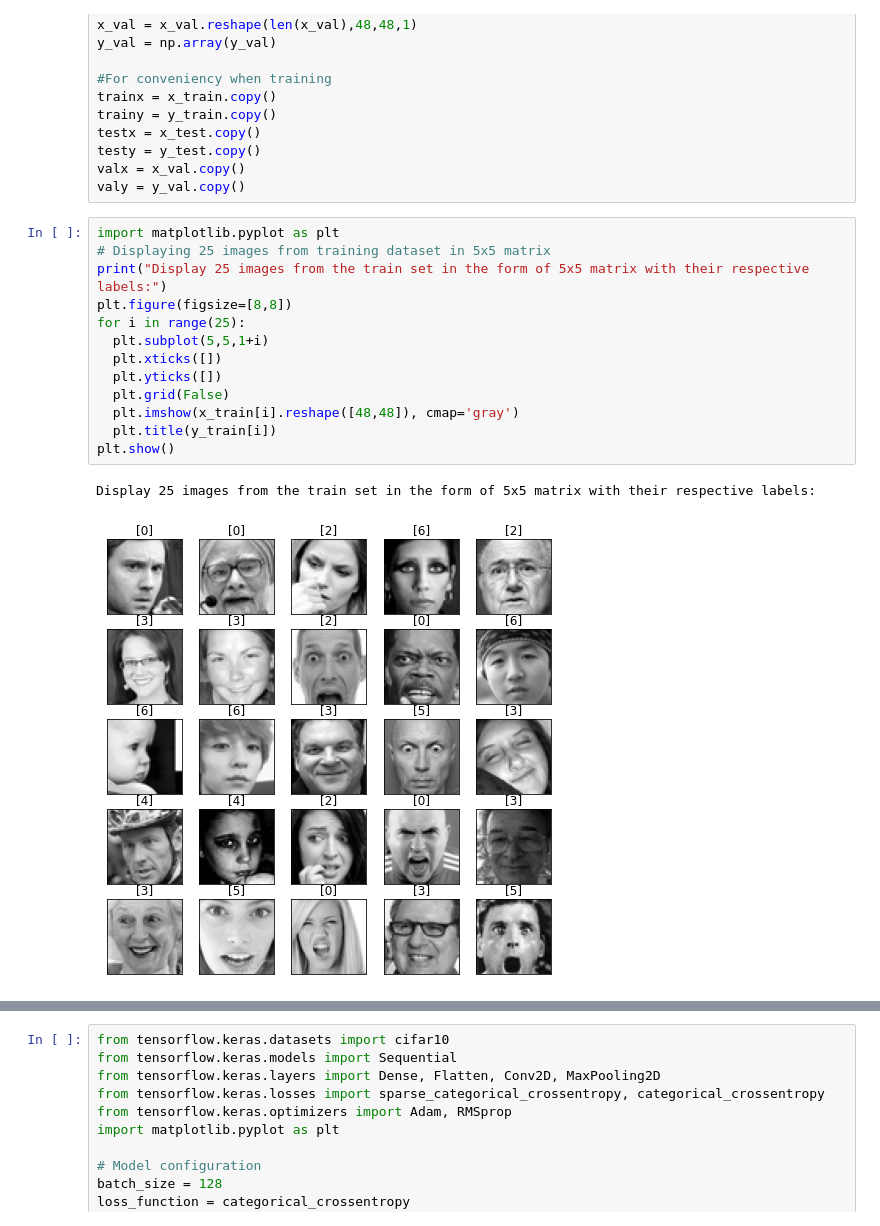
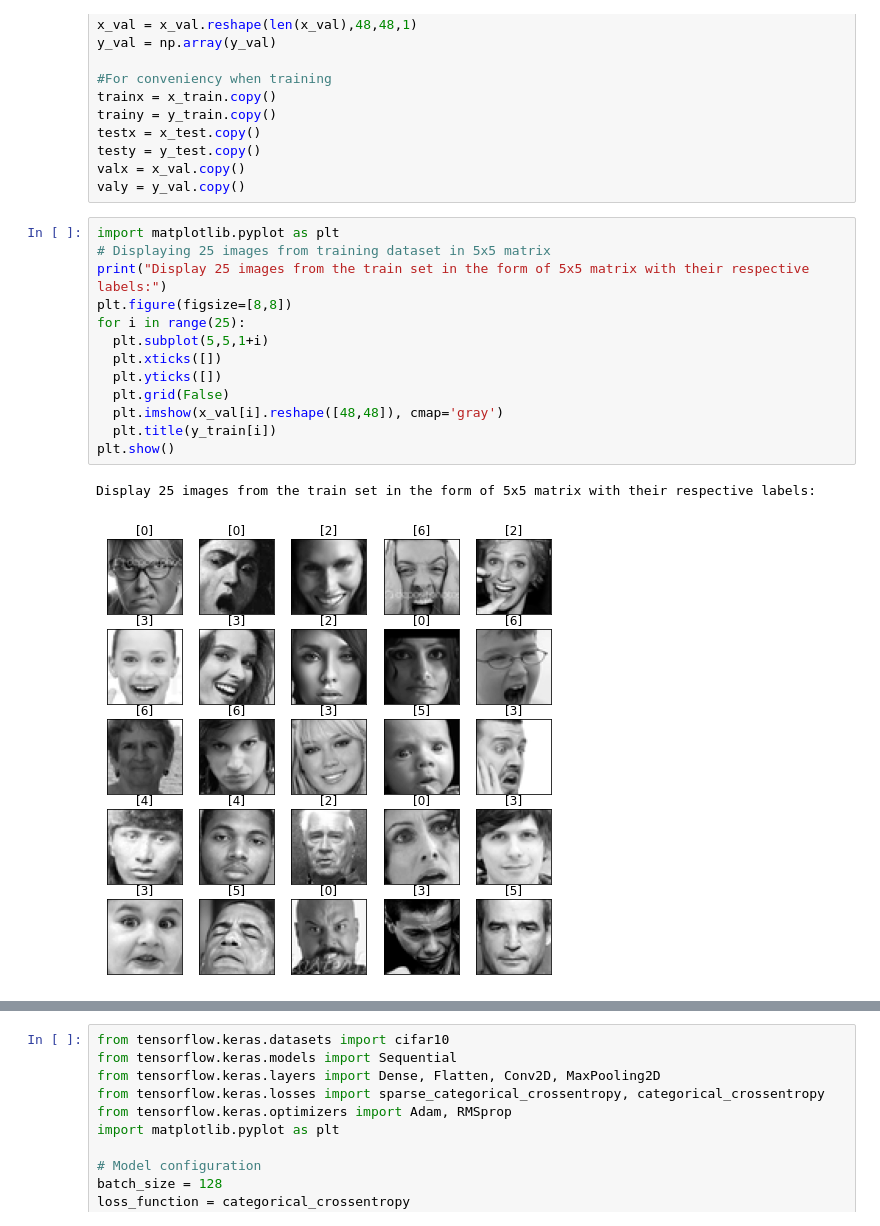
Before and after one commit to Tithra/Computer-Vision-DNN, a Jupyter notebook: FaceRecognition_Mobilenet.ipynb, the cells around one changed output, grey strips where cells are left out. Drawn from its saved outputs; the diff is of its cells as text.

```diff
--- a/FaceRecognition_Mobilenet.ipynb
+++ b/FaceRecognition_Mobilenet.ipynb
@@ -91,19 +91,19 @@ valy = y_val.copy()
 # %%
 import matplotlib.pyplot as plt
 # Displaying 25 images from training dataset in 5x5 matrix
 print("Display 25 images from the train set in the form of 5x5 matrix with their respective labels:")
 plt.figure(figsize=[8,8])
 for i in range(25):
   plt.subplot(5,5,1+i)
   plt.xticks([])
   plt.yticks([])
   plt.grid(False)
-  plt.imshow(x_train[i].reshape([48,48]), cmap='gray')
+  plt.imshow(x_val[i].reshape([48,48]), cmap='gray')
   plt.title(y_train[i])
 plt.show()
 # %% [output]
 Display 25 images from the train set in the form of 5x5 matrix with their respective labels:
-[figure, old version]
+[figure, new version]
 # %%
 #CBAM
 
```
Also changed, not shown: parts of 3 cells of this notebook.
